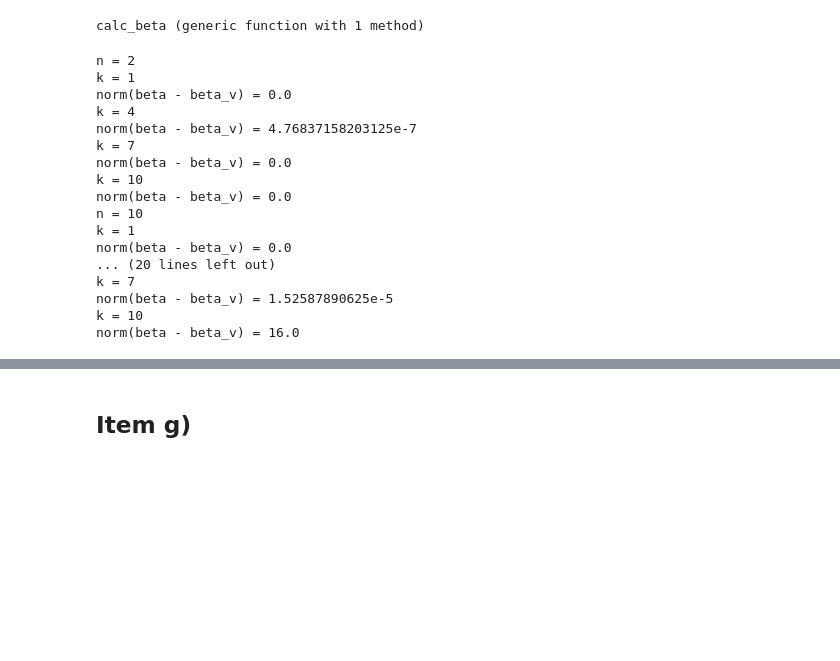
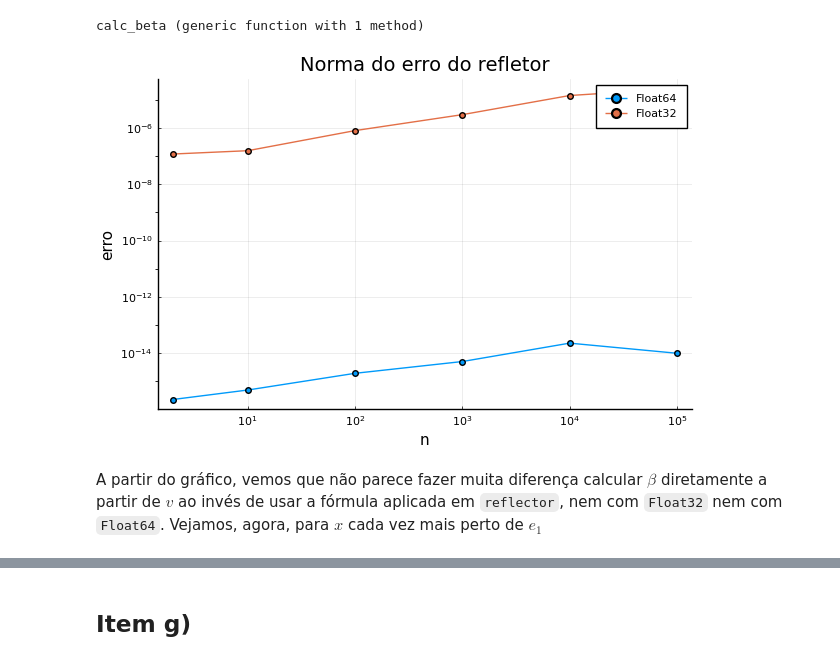
Before and after one commit to ninotica/aln-projeto-04, a Jupyter notebook: Projeto-04-pedro-nina.ipynb, the cells around one changed output, grey strips where cells are left out. Saved outputs shown, nothing was run; the diff lists cells and outputs as text; code cells hidden in the pictures; blank space fills up the shorter version.

```diff
--- a/Projeto-04-pedro-nina.ipynb
+++ b/Projeto-04-pedro-nina.ipynb
@@ -140,33 +193,34 @@ end
 # %% [output]
 calc_beta (generic function with 1 method)
 # %%
-#TODO: REPETIR OS TESTES
+norms64 = []
+norms32 = []
+
+for n in [2, 10, 100, 1000, 10_000, 100_000]
+    x = rand(n)*2 .- 1
+    x64 = Float64.(x)
+    x32 = Float32.(x)
+    target64 = zeros(n)
+    target64[1] = norm(x64)
+    target32 = zeros(n)
+    target32[1] = norm(x32)
+    v64, _ = reflector(x64)
+    v32, _ = reflector(x32)
+    beta64 = calc_beta(v64)
+    beta32 = calc_beta(v32)
+    @views push!(norms64, norm(x64 - beta64*v64*(v64'*x64)- target64))
+    @views push!(norms32, norm(x32 - beta32*v32*(v32'*x32)- target32))
+end
-# %%
-for n in [2, 10, 100, 10000]
-    @show n
-    for k in 1:3:10
-        x = rand(n)
-        x[2:end] .*= 10.0^-k
-        v, beta = reflector(x)
-        beta_v = calc_beta(v)
-        @show k norm(beta - beta_v)
-    end
-end
-# %% [output]
-n = 2
-k = 1
-norm(beta - beta_v) = 0.0
-k = 4
-norm(beta - beta_v) = 4.76837158203125e-7
-k = 7
-norm(beta - beta_v) = 0.0
-k = 10
-norm(beta - beta_v) = 0.0
-n = 10
-k = 1
-norm(beta - beta_v) = 0.0
-... (20 lines left out)
-k = 7
-norm(beta - beta_v) = 1.52587890625e-5
-k = 10
-norm(beta - beta_v) = 16.0
+# %%
+ns = [2, 10, 100, 1000, 10_000, 100_000]
+safe64 = [max(x, eps(Float64)) for x in Float64.(norms64)]
+safe32 = [max(x, eps(Float32)) for x in Float64.(norms32)]
+
+plot(ns, safe64, label="Float64", marker=:circle,
+     xscale=:log10, yscale=:log10,
+     xlabel="n", ylabel="erro", title="Norma do erro do refletor", xticks = [10, 100, 1000, 10_000, 100_000])
+plot!(ns, safe32, label="Float32", marker=:circle)
+# %% [output]
+[figure, added]
+# %% [markdown]
+A partir do gráfico, vemos que não parece fazer muita diferença calcular $\beta$ diretamente a partir de $v$ ao invés de usar a fórmula aplicada em `reflector`, nem com `Float32` nem com `Float64`. Vejamos, agora, para $x$ cada vez mais perto de $e_1$
```
Also changed, not shown: parts of 17 cells of this notebook.
